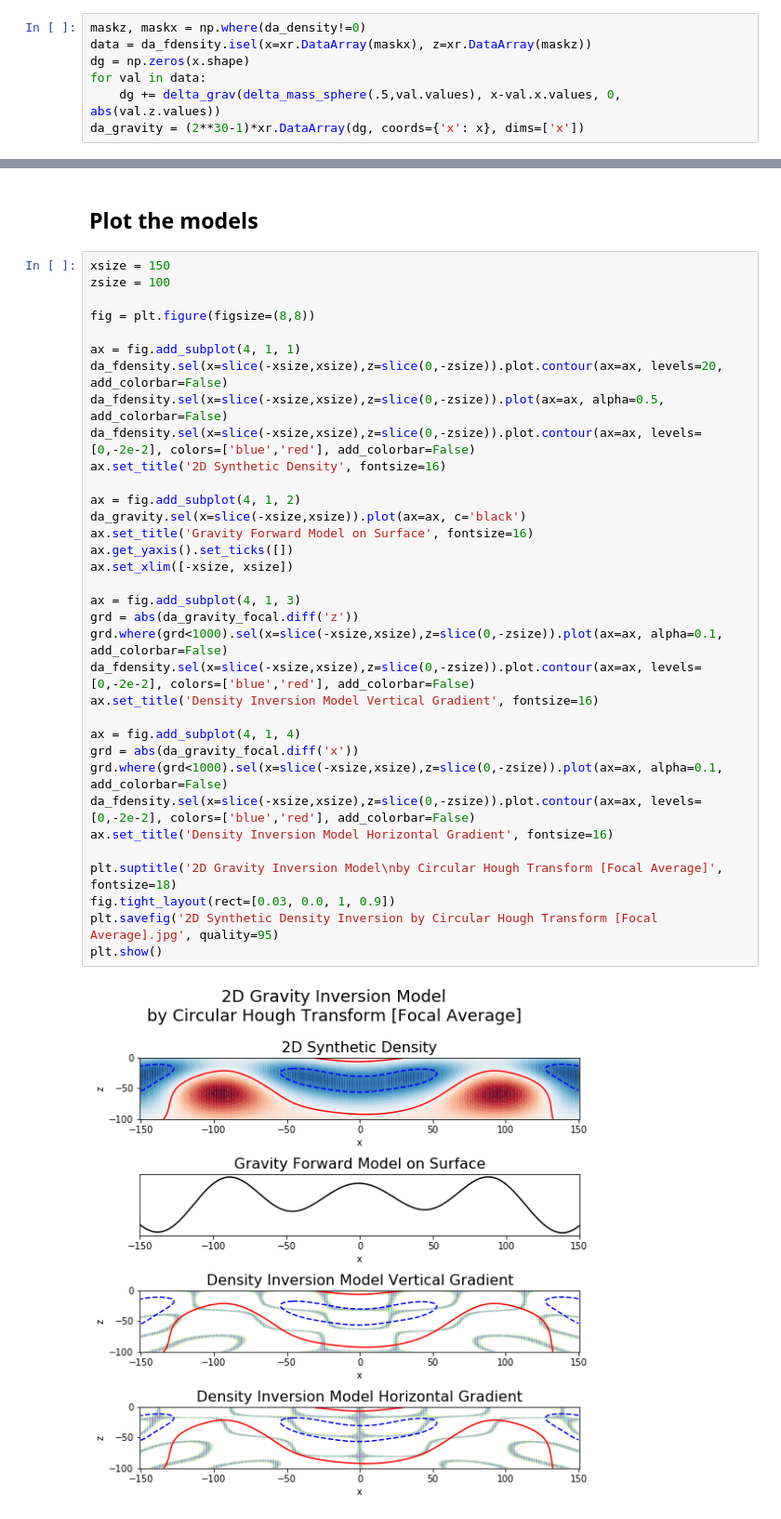
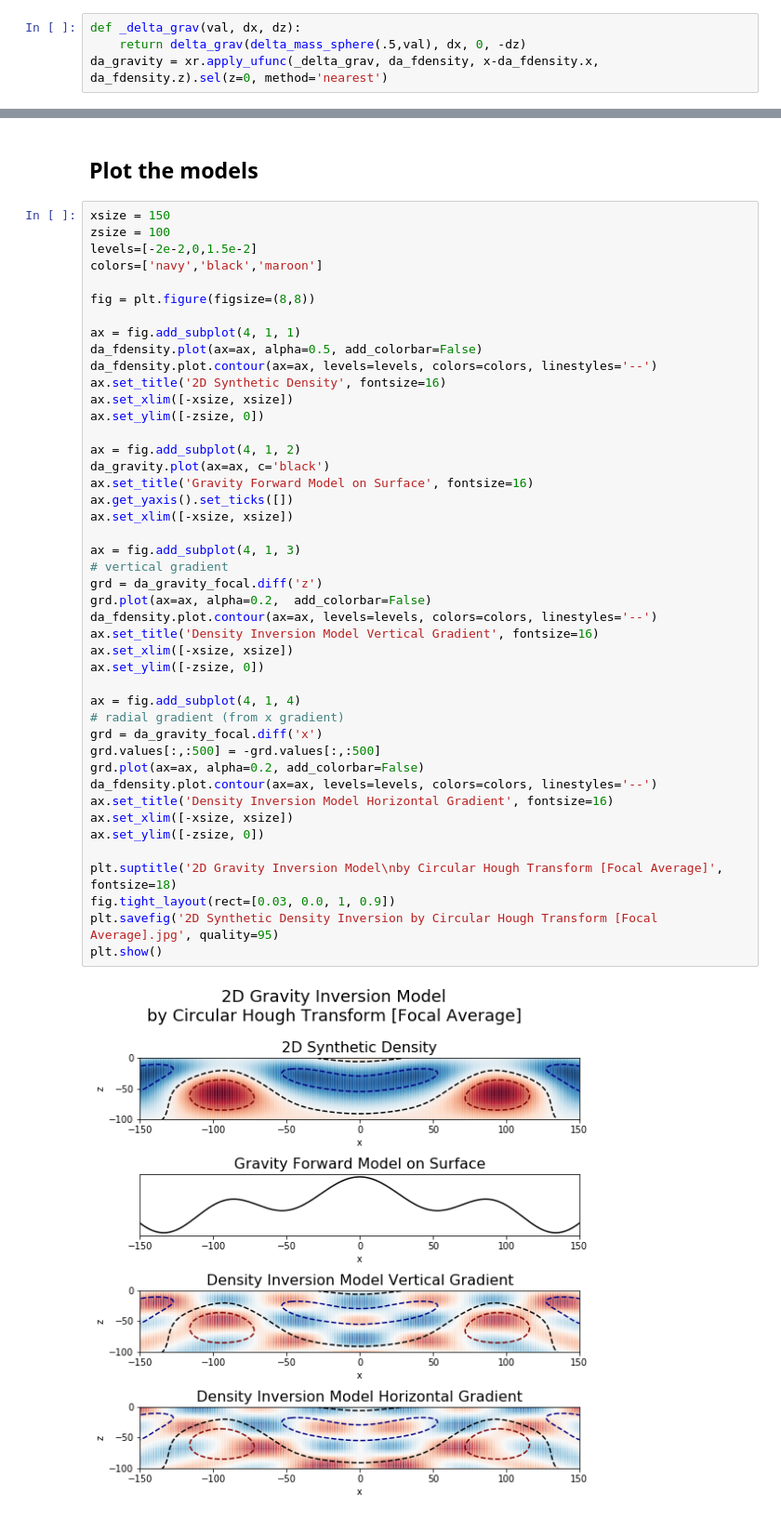
Before and after one commit to AlexeyPechnikov/gis-snippets, a Jupyter notebook: 2D Synthetic Density Inversion by Circular Hough Transform [Focal Average].ipynb, the cells around one changed output, grey strips where cells are left out. Shown at 93% size. Saved outputs shown, nothing was run; the diff lists cells and outputs as text.

```diff
--- a/2D Synthetic Density Inversion by Circular Hough Transform [Focal Average].ipynb
+++ b/2D Synthetic Density Inversion by Circular Hough Transform [Focal Average].ipynb
@@ -66,11 +64,8 @@ plt.show()
 [figure]
 # %% [markdown]
 ## Gravity Forward Model
-# %%
-maskz, maskx = np.where(da_density!=0)
-data = da_fdensity.isel(x=xr.DataArray(maskx), z=xr.DataArray(maskz))
-dg = np.zeros(x.shape)
-for val in data:
-    dg += delta_grav(delta_mass_sphere(.5,val.values), x-val.x.values, 0, abs(val.z.values))
-da_gravity = (2**30-1)*xr.DataArray(dg, coords={'x': x}, dims=['x'])
+# %%
+def _delta_grav(val, dx, dz):
+    return delta_grav(delta_mass_sphere(.5,val), dx, 0, -dz)
+da_gravity = xr.apply_ufunc(_delta_grav, da_fdensity, x-da_fdensity.x, da_fdensity.z).sel(z=0, method='nearest')
 # %%
@@ -101,36 +97,46 @@ da_gravity_focal = xr.DataArray(means, coords=[-dx*rs/np.sqrt(2),x], dims=['z','
 # %%
 xsize = 150
 zsize = 100
+levels=[-2e-2,0,1.5e-2]
+colors=['navy','black','maroon']
 
 fig = plt.figure(figsize=(8,8))
 
 ax = fig.add_subplot(4, 1, 1)
-da_fdensity.sel(x=slice(-xsize,xsize),z=slice(0,-zsize)).plot.contour(ax=ax, levels=20, add_colorbar=False)
-da_fdensity.sel(x=slice(-xsize,xsize),z=slice(0,-zsize)).plot(ax=ax, alpha=0.5, add_colorbar=False)
-da_fdensity.sel(x=slice(-xsize,xsize),z=slice(0,-zsize)).plot.contour(ax=ax, levels=[0,-2e-2], colors=['blue','red'], add_colorbar=False)
+da_fdensity.plot(ax=ax, alpha=0.5, add_colorbar=False)
+da_fdensity.plot.contour(ax=ax, levels=levels, colors=colors, linestyles='--')
 ax.set_title('2D Synthetic Density', fontsize=16)
+ax.set_xlim([-xsize, xsize])
+ax.set_ylim([-zsize, 0])
 
 ax = fig.add_subplot(4, 1, 2)
-da_gravity.sel(x=slice(-xsize,xsize)).plot(ax=ax, c='black')
+da_gravity.plot(ax=ax, c='black')
 ax.set_title('Gravity Forward Model on Surface', fontsize=16)
 ax.get_yaxis().set_ticks([])
 ax.set_xlim([-xsize, xsize])
 
 ax = fig.add_subplot(4, 1, 3)
-grd = abs(da_gravity_focal.diff('z'))
-grd.where(grd<1000).sel(x=slice(-xsize,xsize),z=slice(0,-zsize)).plot(ax=ax, alpha=0.1,  add_colorbar=False)
-da_fdensity.sel(x=slice(-xsize,xsize),z=slice(0,-zsize)).plot.contour(ax=ax, levels=[0,-2e-2], colors=['blue','red'], add_colorbar=False)
+# vertical gradient
+grd = da_gravity_focal.diff('z')
+grd.plot(ax=ax, alpha=0.2,  add_colorbar=False)
+da_fdensity.plot.contour(ax=ax, levels=levels, colors=colors, linestyles='--')
 ax.set_title('Density Inversion Model Vertical Gradient', fontsize=16)
+ax.set_xlim([-xsize, xsize])
+ax.set_ylim([-zsize, 0])
 
 ax = fig.add_subplot(4, 1, 4)
-grd = abs(da_gravity_focal.diff('x'))
-grd.where(grd<1000).sel(x=slice(-xsize,xsize),z=slice(0,-zsize)).plot(ax=ax, alpha=0.1, add_colorbar=False)
-da_fdensity.sel(x=slice(-xsize,xsize),z=slice(0,-zsize)).plot.contour(ax=ax, levels=[0,-2e-2], colors=['blue','red'], add_colorbar=False)
+# radial gradient (from x gradient)
+grd = da_gravity_focal.diff('x')
+grd.values[:,:500] = -grd.values[:,:500]
+grd.plot(ax=ax, alpha=0.2, add_colorbar=False)
+da_fdensity.plot.contour(ax=ax, levels=levels, colors=colors, linestyles='--')
 ax.set_title('Density Inversion Model Horizontal Gradient', fontsize=16)
+ax.set_xlim([-xsize, xsize])
+ax.set_ylim([-zsize, 0])
 
 plt.suptitle('2D Gravity Inversion Model\nby Circular Hough Transform [Focal Average]', fontsize=18)
 fig.tight_layout(rect=[0.03, 0.0, 1, 0.9])
 plt.savefig('2D Synthetic Density Inversion by Circular Hough Transform [Focal Average].jpg', quality=95)
 plt.show()
 # %% [output]
-[figure, old version]
+[figure, new version]
```
Also changed, not shown: parts of 5 cells of this notebook, 2 other files.
